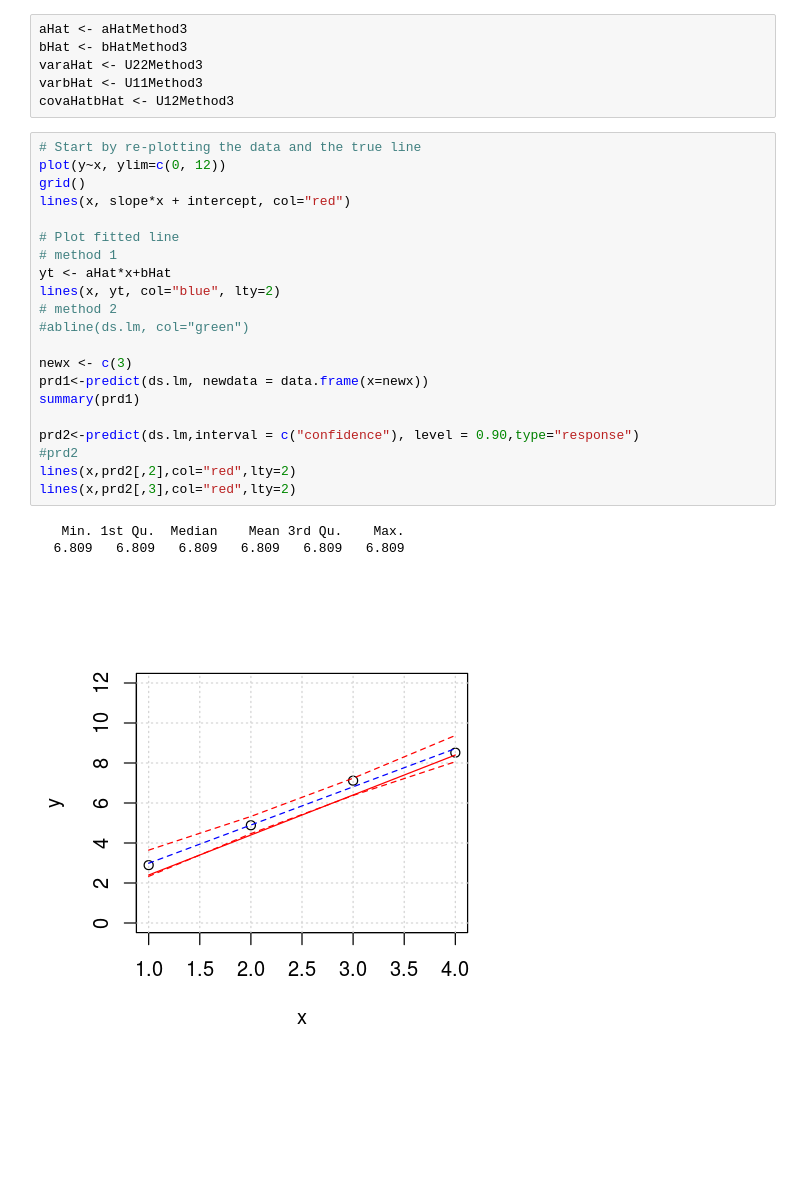
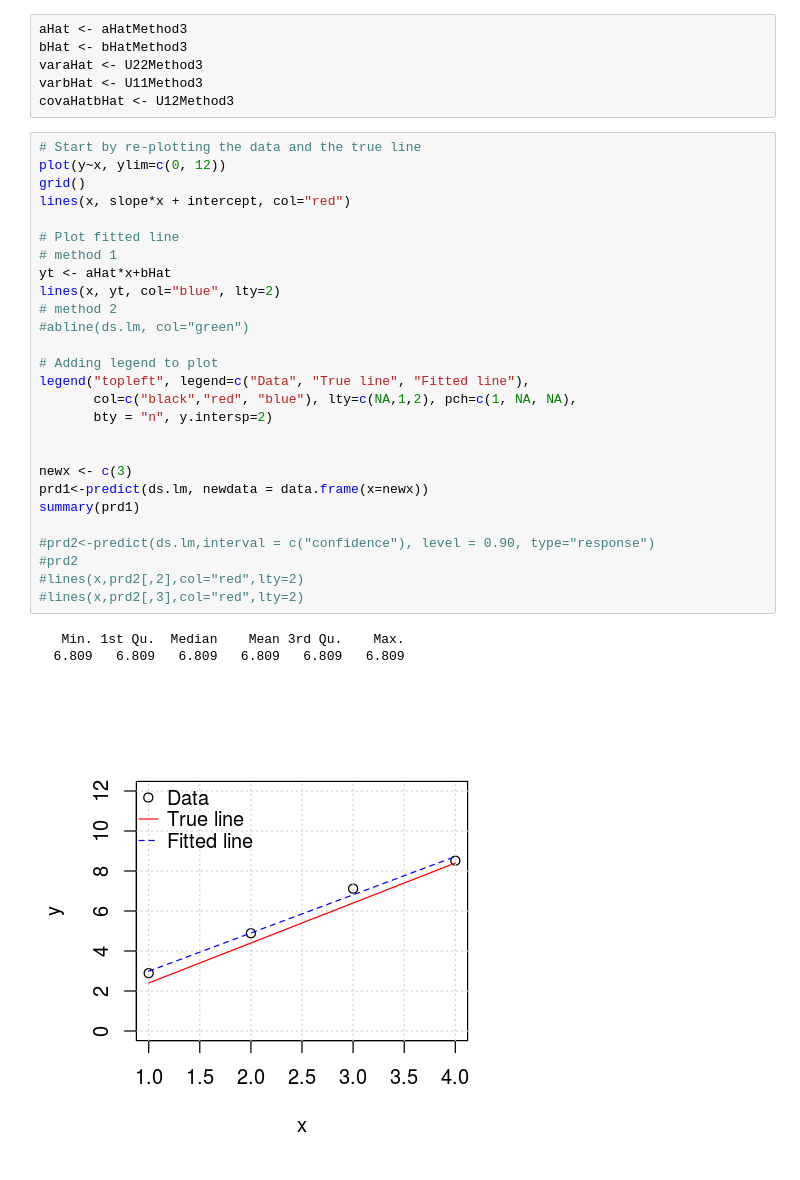
Before and after one commit to ebusato/jupyter_R, a Jupyter notebook: LinearRegression.ipynb, the cells around one changed output. Saved outputs shown, nothing was run; the diff lists cells and outputs as text; blank space fills up the shorter version.

```diff
--- a/LinearRegression.ipynb
+++ b/LinearRegression.ipynb
@@ -203,25 +203,31 @@ covaHatbHat <- U12Method3
 # %%
 # Start by re-plotting the data and the true line
 plot(y~x, ylim=c(0, 12))
 grid()
 lines(x, slope*x + intercept, col="red")
 
 # Plot fitted line
 # method 1
 yt <- aHat*x+bHat
 lines(x, yt, col="blue", lty=2)
 # method 2
 #abline(ds.lm, col="green")
 
+# Adding legend to plot
+legend("topleft", legend=c("Data", "True line", "Fitted line"),
+       col=c("black","red", "blue"), lty=c(NA,1,2), pch=c(1, NA, NA),
+       bty = "n", y.intersp=2)
+
+
 newx <- c(3)
 prd1<-predict(ds.lm, newdata = data.frame(x=newx))
 summary(prd1)
 
-prd2<-predict(ds.lm,interval = c("confidence"), level = 0.90,type="response")
+#prd2<-predict(ds.lm,interval = c("confidence"), level = 0.90, type="response")
 #prd2
-lines(x,prd2[,2],col="red",lty=2)
-lines(x,prd2[,3],col="red",lty=2)
+#lines(x,prd2[,2],col="red",lty=2)
+#lines(x,prd2[,3],col="red",lty=2)
 # %% [output]
    Min. 1st Qu.  Median    Mean 3rd Qu.    Max.
   6.809   6.809   6.809   6.809   6.809   6.809
-[figure, old version]
+[figure, new version]
```
